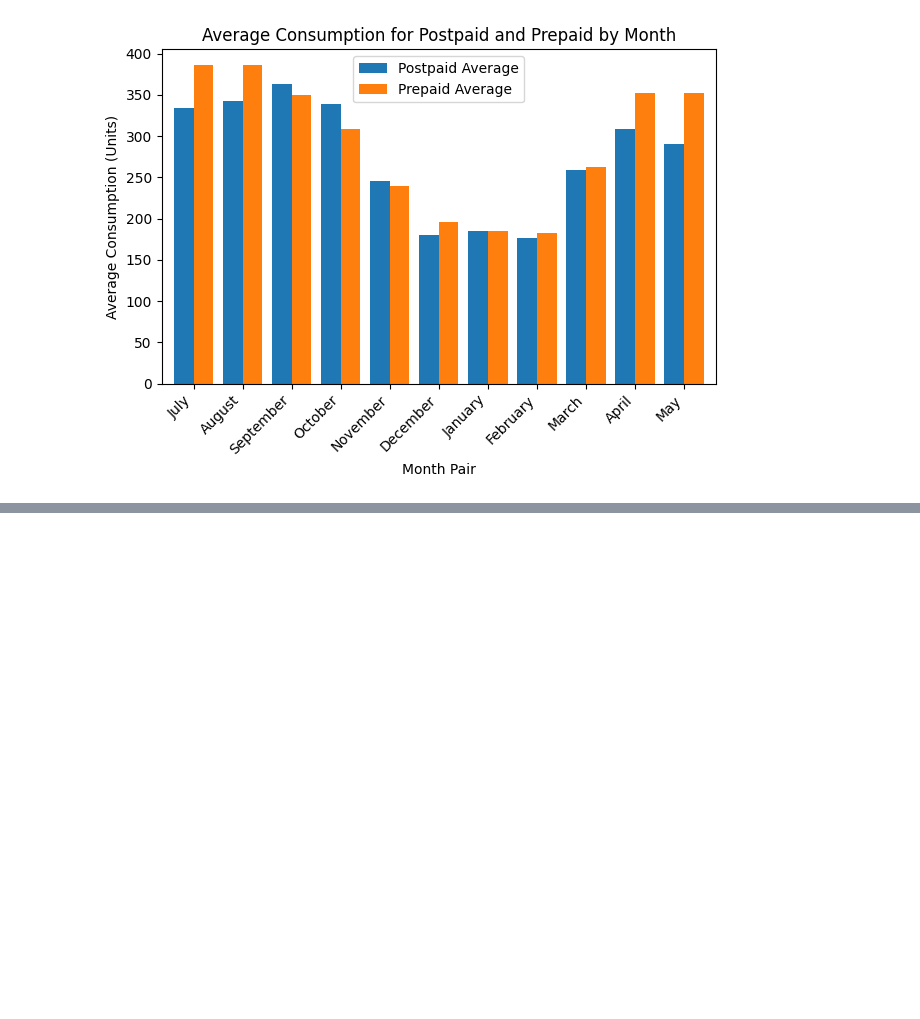
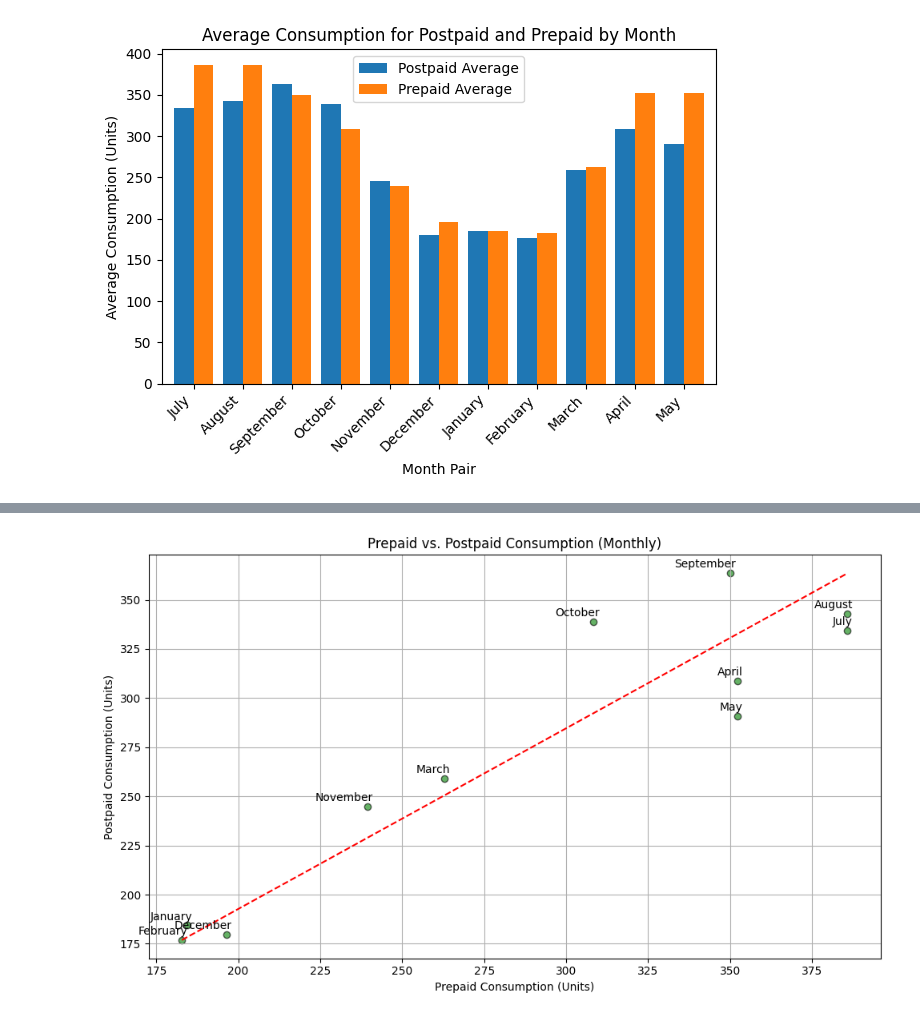
Before and after one commit to Demiarge/thesis, a Jupyter notebook: Final/Visual/Big/new.ipynb, the cells around one changed output, grey strips where cells are left out. Drawn from its saved outputs; the diff is of its cells as text; code cells hidden in the pictures; blank space fills up the shorter version.

```diff
--- a/Final/Visual/Big/new.ipynb
+++ b/Final/Visual/Big/new.ipynb
@@ -501,0 +522,66 @@ See the caveats in the documentation: https://pandas.pydata.org/pandas-docs/stab
+# %%
+import pandas as pd
+import matplotlib.pyplot as plt
+
+# Load the dataset
+file_path = 'dataset.csv'
+data = pd.read_csv(file_path)
+
+# Define columns for postpaid and prepaid consumption
+postpaid_columns = [
+    'post_21_july_unit', 'post_21_august_unit', 'post_21_sep_unit',
+    'post_21_oct_unit', 'post_21_nov_unit', 'post_21_dec_unit',
+    'post_22_jan_unit', 'post_22_feb_unit', 'post_22_mar_unit',
+    'post_22_april_unit', 'post_22_may_unit'
+]
+
+prepaid_columns = [
+    'pre_22_july_unit', 'pre_22_aug_unit', 'pre_22_sep_unit',
+    'pre_22_oct_unit', 'pre_22_nov_unit', 'pre_22_dec_unit',
+    'pre_23_jan_unit', 'pre_23_feb_unit', 'pre_23_mar_unit',
+    'pre_23_apr_unit', 'pre_23_may_unit'
+]
+
+# Ensure both lists are of equal length
+min_length = min(len(postpaid_columns), len(prepaid_columns))
+postpaid_columns = postpaid_columns[:min_length]
+prepaid_columns = prepaid_columns[:min_length]
+
+# Extract the average consumption for each matched pair of months
+prepaid_values = data[prepaid_columns].apply(pd.to_numeric, errors='coerce').mean()
+postpaid_values = data[postpaid_columns].apply(pd.to_numeric, errors='coerce').mean()
+
+# Generate labels for months for better readability
+months = [
+    'July', 'August', 'September', 'October', 'November', 'December',
+    'January', 'February', 'March', 'April', 'May'
+]
+
+# Ensure the labels match the number of points
+months = months[:min_length]
+
+# Create the scatter plot with matched prepaid vs. postpaid consumption
+plt.figure(figsize=(10, 6))
+plt.scatter(prepaid_values, postpaid_values, c='green', edgecolors='black', alpha=0.6)
+
+# Add a diagonal line to show the 1:1 relationship
+plt.plot([min(prepaid_values), max(prepaid_values)], [min(postpaid_values), max(postpaid_values)], 'r--')
+
+# Label the axes and add a title
+plt.xlabel('Prepaid Consumption (Units)')
+plt.ylabel('Postpaid Consumption (Units)')
+plt.title('Prepaid vs. Postpaid Consumption (Monthly)')
+
+# Annotate each point with the corresponding month
+for i, month in enumerate(months):
+    plt.annotate(month, (prepaid_values[i], postpaid_values[i]), textcoords="offset points", xytext=(5, 5), ha='right')
+
+# Display the grid for better readability
+plt.grid(True)
+plt.tight_layout()
+
+# Save and show the plot
+plt.savefig('prepaid_vs_postpaid_scatter.png', dpi=300)
+plt.show()
+# %% [output]
+[figure, added]
```
Also changed, not shown: parts of 2 cells of this notebook, 54 other files.
